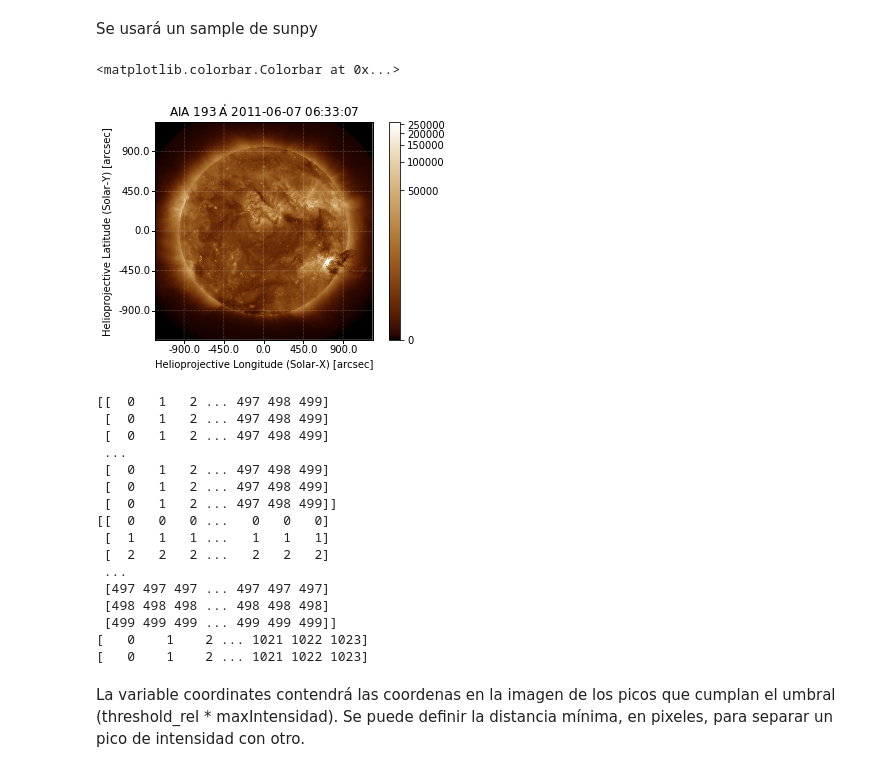
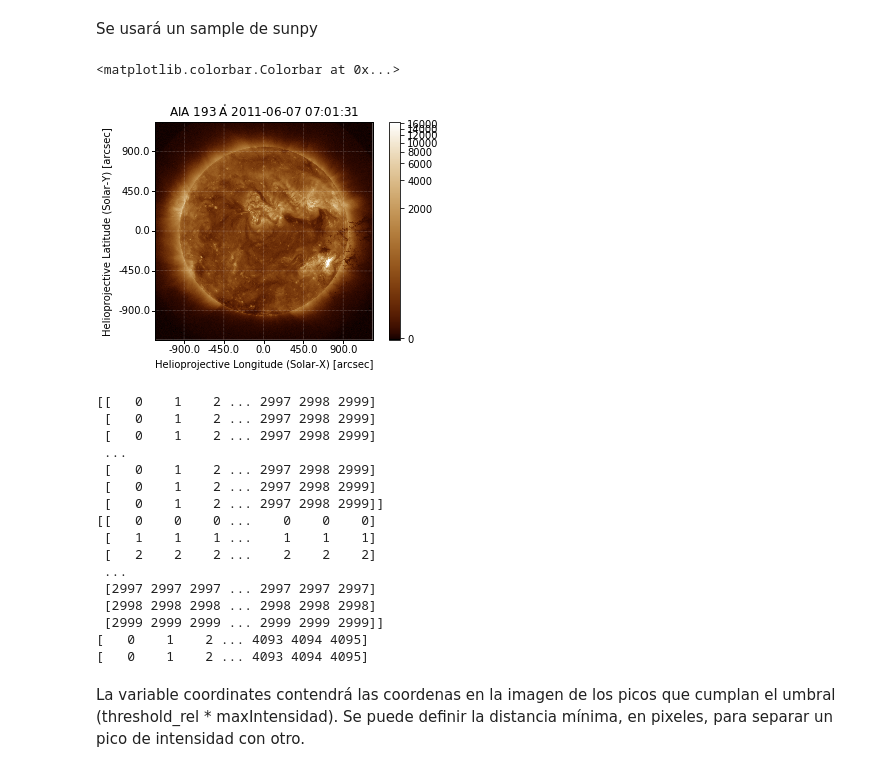
Before and after one commit to fmezacr/phd, a Jupyter notebook: Deteccion_picos_en_imagenes_solares.ipynb, the cells around one changed output. Drawn from its saved outputs; the diff is of its cells as text; code cells hidden in the pictures.

```diff
--- a/Deteccion_picos_en_imagenes_solares.ipynb
+++ b/Deteccion_picos_en_imagenes_solares.ipynb
@@ -19,17 +19,17 @@ from sunpy.data.sample import AIA_193_IMAGE
 # %% [markdown]
 Se usará un sample de sunpy
 # %%
-aiamap = sunpy.map.Map(AIA_193_IMAGE)
+aiamap = sunpy.map.Map('/home/yasser/Documents/DatosJupyterSun/JSOC_AIA_FITS/aia.lev1_euv_12s.2011-06-07T070133Z.193.image_lev1.fits')
 plt.figure()
 aiamap.plot()
 plt.colorbar()
 # %% [output]
 <matplotlib.colorbar.Colorbar at 0x...>
-[figure, old version]
+[figure, new version]
 # %%
 x = np.arange(aiamap.data.shape[0])
 y = np.arange(aiamap.data.shape[1])
-X, Y = np.meshgrid(x[0:500], y[0:500])
+X, Y = np.meshgrid(x[0:3000], y[0:3000])
 
 print (X)
 print (Y)
@@ -37,22 +37,22 @@ print (Y)
 print x
 print y
 # %% [output]
-[[  0   1   2 ... 497 498 499]
- [  0   1   2 ... 497 498 499]
- [  0   1   2 ... 497 498 499]
+[[   0    1    2 ... 2997 2998 2999]
+ [   0    1    2 ... 2997 2998 2999]
+ [   0    1    2 ... 2997 2998 2999]
  ...
- [  0   1   2 ... 497 498 499]
- [  0   1   2 ... 497 498 499]
- [  0   1   2 ... 497 498 499]]
-[[  0   0   0 ...   0   0   0]
- [  1   1   1 ...   1   1   1]
- [  2   2   2 ...   2   2   2]
+ [   0    1    2 ... 2997 2998 2999]
+ [   0    1    2 ... 2997 2998 2999]
+ [   0    1    2 ... 2997 2998 2999]]
+[[   0    0    0 ...    0    0    0]
+ [   1    1    1 ...    1    1    1]
+ [   2    2    2 ...    2    2    2]
  ...
- [497 497 497 ... 497 497 497]
- [498 498 498 ... 498 498 498]
- [499 499 499 ... 499 499 499]]
-[   0    1    2 ... 1021 1022 1023]
-[   0    1    2 ... 1021 1022 1023]
+ [2997 2997 2997 ... 2997 2997 2997]
+ [2998 2998 2998 ... 2998 2998 2998]
+ [2999 2999 2999 ... 2999 2999 2999]]
+[   0    1    2 ... 4093 4094 4095]
+[   0    1    2 ... 4093 4094 4095]
 # %% [markdown]
 La variable coordinates contendrá las coordenas en la imagen de los picos que cumplan el umbral (threshold_rel * maxIntensidad). Se puede definir la distancia mínima, en pixeles, para separar un pico de intensidad con otro.
 # %%
```
Also changed, not shown: parts of 3 cells of this notebook, 4 other files.
